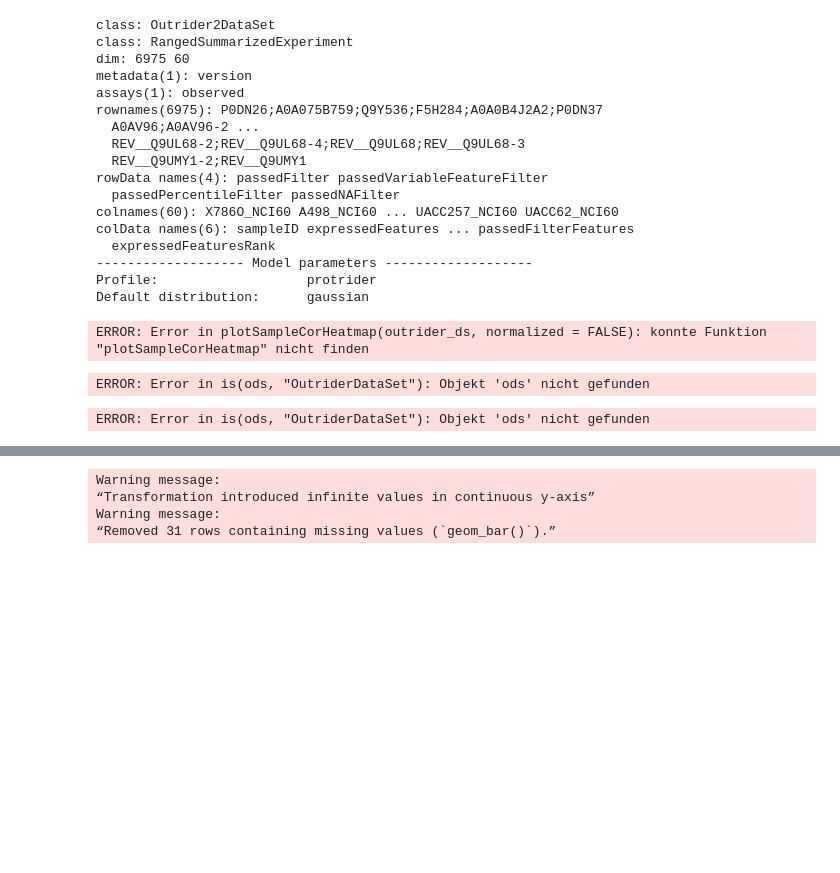
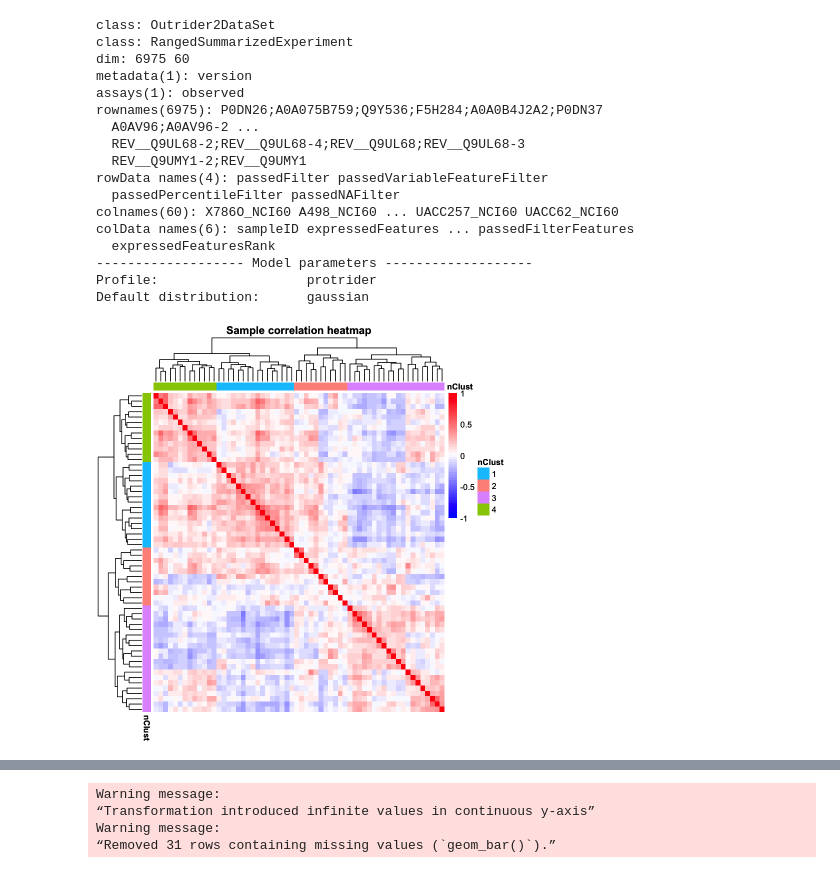
Before and after one commit to wxicu/proteinOutliersMissingValues, a Jupyter notebook: outrider.ipynb, the cells around one changed output, grey strips where cells are left out. Saved outputs shown, nothing was run; the diff lists cells and outputs as text; code cells hidden in the pictures; blank space fills up the shorter version.

Commit message:
add figures

```diff
--- a/outrider.ipynb
+++ b/outrider.ipynb
@@ -88,19 +84,11 @@ Default distribution:      gaussian
 # %%
 # visualize the correlations between samples through heatmap
 # In most RNA-seq experiments correlations between the samples can be observed.
 # These are often due to technical confounders (e.g. sequencing batch) or biological confounders (e.g. sex, age).
 # These confounders can adversely affect the detection of aberrant features.
-plotSampleCorHeatmap(outrider_ds, normalized=FALSE)
+plotCountCorHeatmap(outrider_ds, normalized=FALSE)
 # %% [output]
-ERROR: Error in plotSampleCorHeatmap(outrider_ds, normalized = FALSE): konnte Funktion "plotSampleCorHeatmap" nicht finden
+[figure, added]
-# %%
-OUTRIDER:::plotSampleCorHeatmap(outrider_ds)
-# %% [output]
-ERROR: Error in is(ods, "OutriderDataSet"): Objekt 'ods' nicht gefunden
-# %%
-plotCountCorHeatmap(outrider_ds, normalized=FALSE)
-# %% [output]
-ERROR: Error in is(ods, "OutriderDataSet"): Objekt 'ods' nicht gefunden
 # %%
 reticulate::use_condaenv("py_outrider1", conda="/opt/homebrew/bin/conda")
 # according to the result before, the optimal result is encod_dim 17, noise factor 1
```
Also changed, not shown: parts of 15 cells of this notebook, 6 other files.
